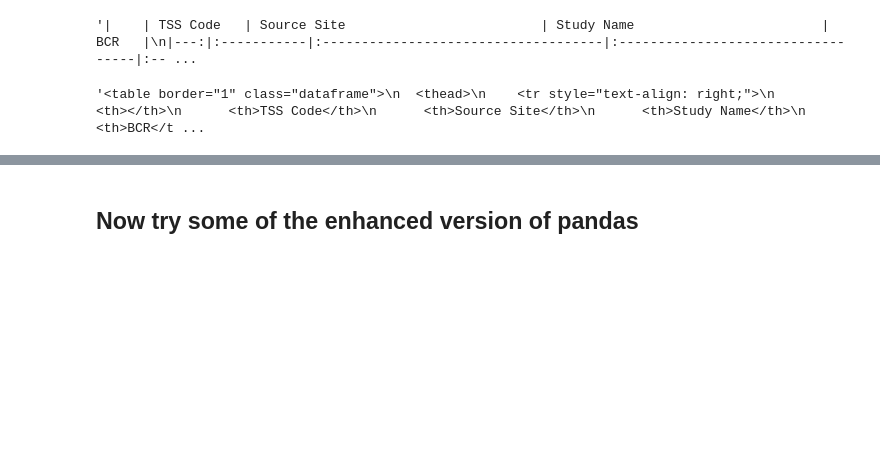
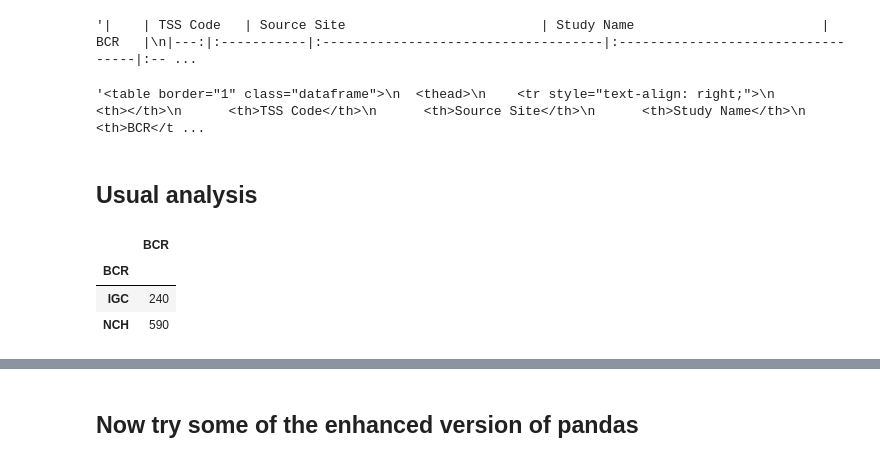
Before and after one commit to raynardj/python4lq, a Jupyter notebook: 1_3_lesson3.ipynb, the cells around one changed output, grey strips where cells are left out. Drawn from its saved outputs; the diff is of its cells as text; code cells hidden in the pictures; blank space fills up the shorter version.

```diff
--- a/1_3_lesson3.ipynb
+++ b/1_3_lesson3.ipynb
@@ -187,3 +187,12 @@ df2.head(20).to_markdown()
 df2.head(3).to_html()
 # %% [output]
 '<table border="1" class="dataframe">\n  <thead>\n    <tr style="text-align: right;">\n      <th></th>\n      <th>TSS Code</th>\n      <th>Source Site</th>\n      <th>Study Name</th>\n      <th>BCR</t ...
+# %% [markdown]
+## Usual analysis
+# %%
+df2.groupby("BCR")[["BCR"]].count()
+# %% [output]
+|  | BCR |
+| BCR |  |
+| IGC | 240 |
+| NCH | 590 |
```
Also changed, not shown: parts of 2 cells of this notebook.
